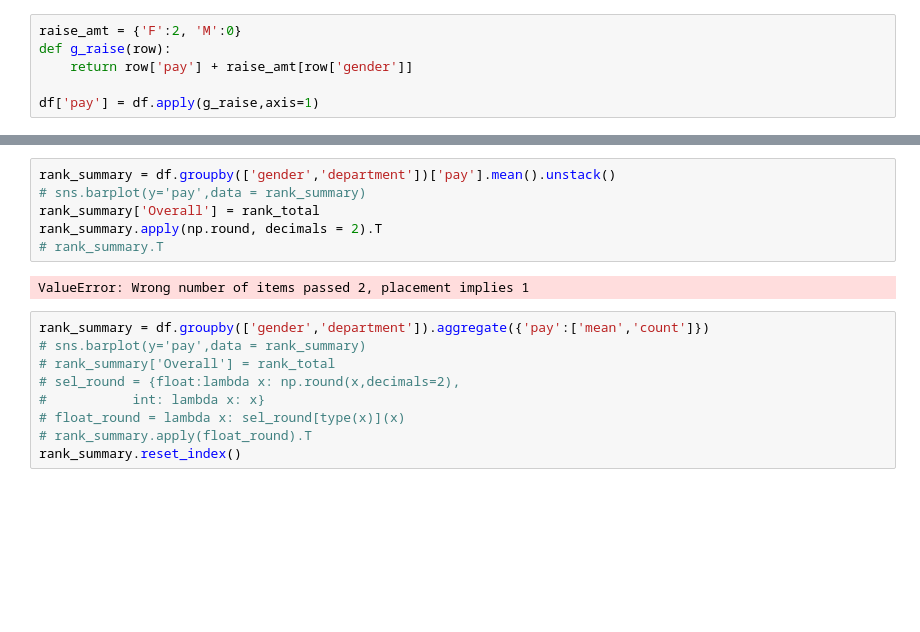
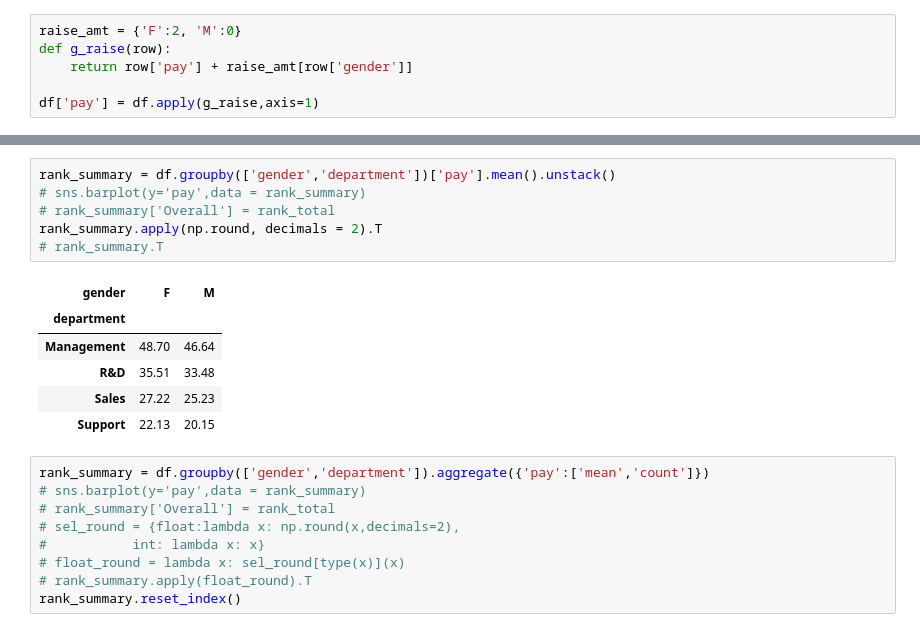
Before and after one commit to ml4sts/ml-sim, a Jupyter notebook: sandbox/generate_class_imbalance_pay_sp.ipynb, the cells around one changed output, grey strips where cells are left out. Drawn from its saved outputs; the diff is of its cells as text; blank space fills up the shorter version.

```diff
--- a/sandbox/generate_class_imbalance_pay_sp.ipynb
+++ b/sandbox/generate_class_imbalance_pay_sp.ipynb
@@ -118,11 +112,16 @@ rank_total
 # %%
 rank_summary = df.groupby(['gender','department'])['pay'].mean().unstack()
 # sns.barplot(y='pay',data = rank_summary)
-rank_summary['Overall'] = rank_total
+# rank_summary['Overall'] = rank_total
 rank_summary.apply(np.round, decimals = 2).T
 # rank_summary.T
 # %% [output]
-ValueError: Wrong number of items passed 2, placement implies 1
+| gender | F | M |
+| department |  |  |
+| Management | 48.70 | 46.64 |
+| R&D | 35.51 | 33.48 |
+| Sales | 27.22 | 25.23 |
+| Support | 22.13 | 20.15 |
 # %%
 rank_summary = df.groupby(['gender','department']).aggregate({'pay':['mean','count']})
 # sns.barplot(y='pay',data = rank_summary)
```
Also changed, not shown: parts of 11 cells of this notebook, 8 other files.
